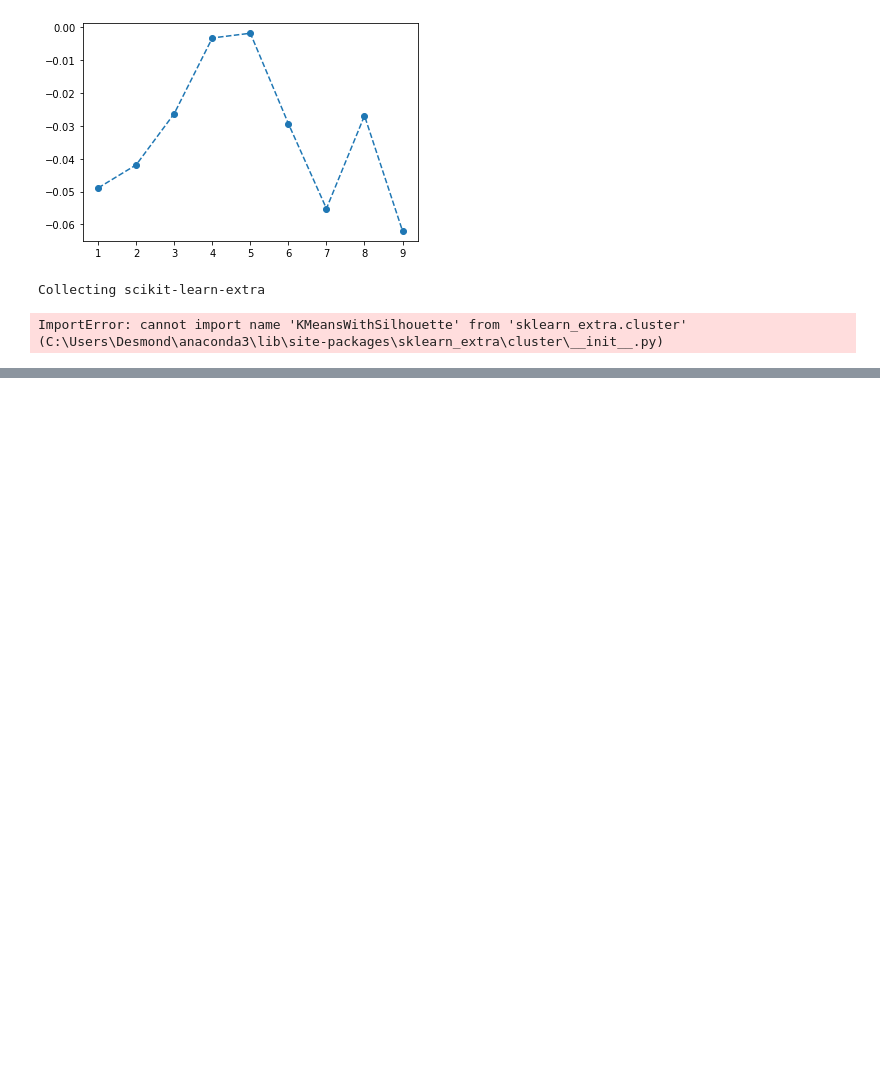
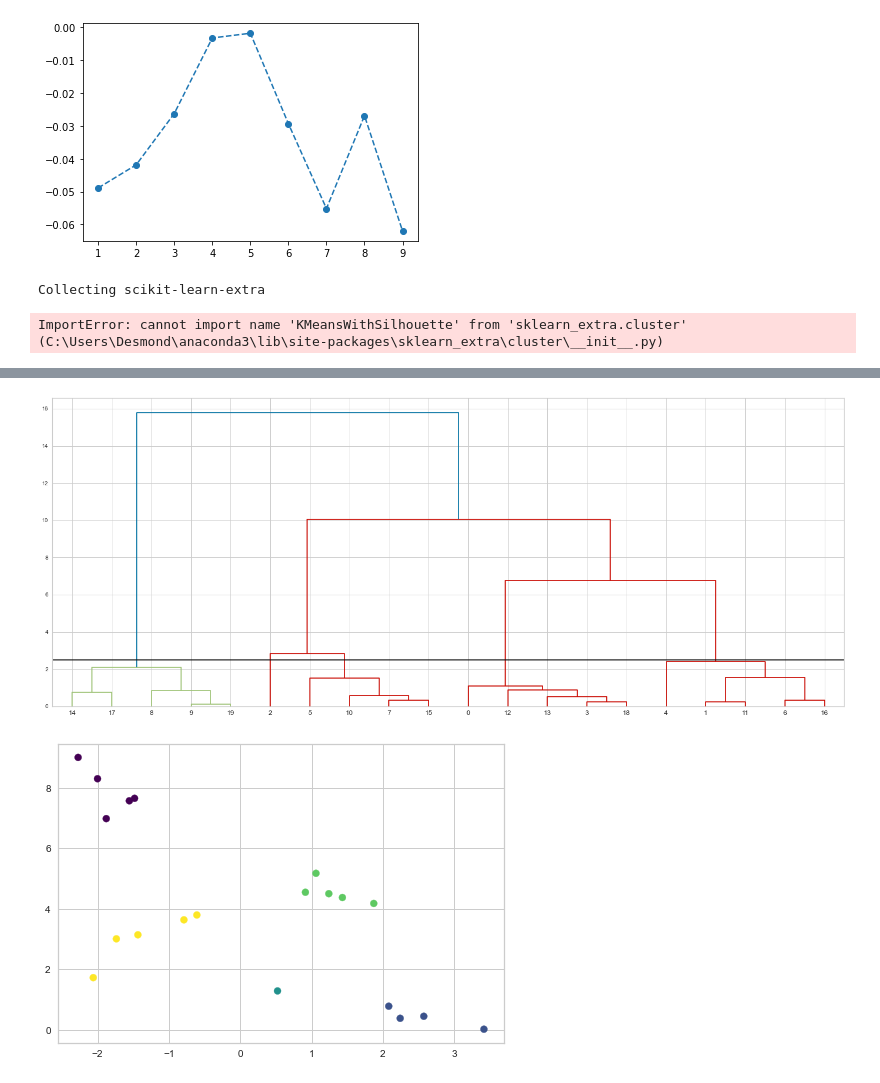
Before and after one commit to TJZLiu/Lisbon-freguesias, a Jupyter notebook: code/Untitled.ipynb, the cells around one changed output, grey strips where cells are left out. Saved outputs shown, nothing was run; the diff lists cells and outputs as text; code cells hidden in the pictures; blank space fills up the shorter version.

```diff
--- a/code/Untitled.ipynb
+++ b/code/Untitled.ipynb
@@ -192,0 +289,25 @@ ImportError: cannot import name 'KMeansWithSilhouette' from 'sklearn_extra.clust
+# %%
+from scipy.cluster.hierarchy import dendrogram, fcluster, linkage
+from sklearn.datasets import make_blobs
+import matplotlib.pyplot as plt
+
+# Generate sample data
+X, y_true = make_blobs(n_samples=20, centers=4, cluster_std=0.60, random_state=0)
+
+# Compute divisive clustering
+Z = linkage(X, 'ward')
+max_d = 2.5
+clusters = fcluster(Z, max_d, criterion='distance')
+
+# Plot dendrogram
+fig = plt.figure(figsize=(25, 10))
+dn = dendrogram(Z)
+plt.axhline(y=max_d, c='k')
+plt.show()
+
+# Plot clusters
+plt.scatter(X[:,0], X[:,1], c=clusters, cmap='viridis')
+plt.show()
+# %% [output]
+[figure, added]
+[figure, added]
```
Also changed, not shown: parts of 17 cells of this notebook.
